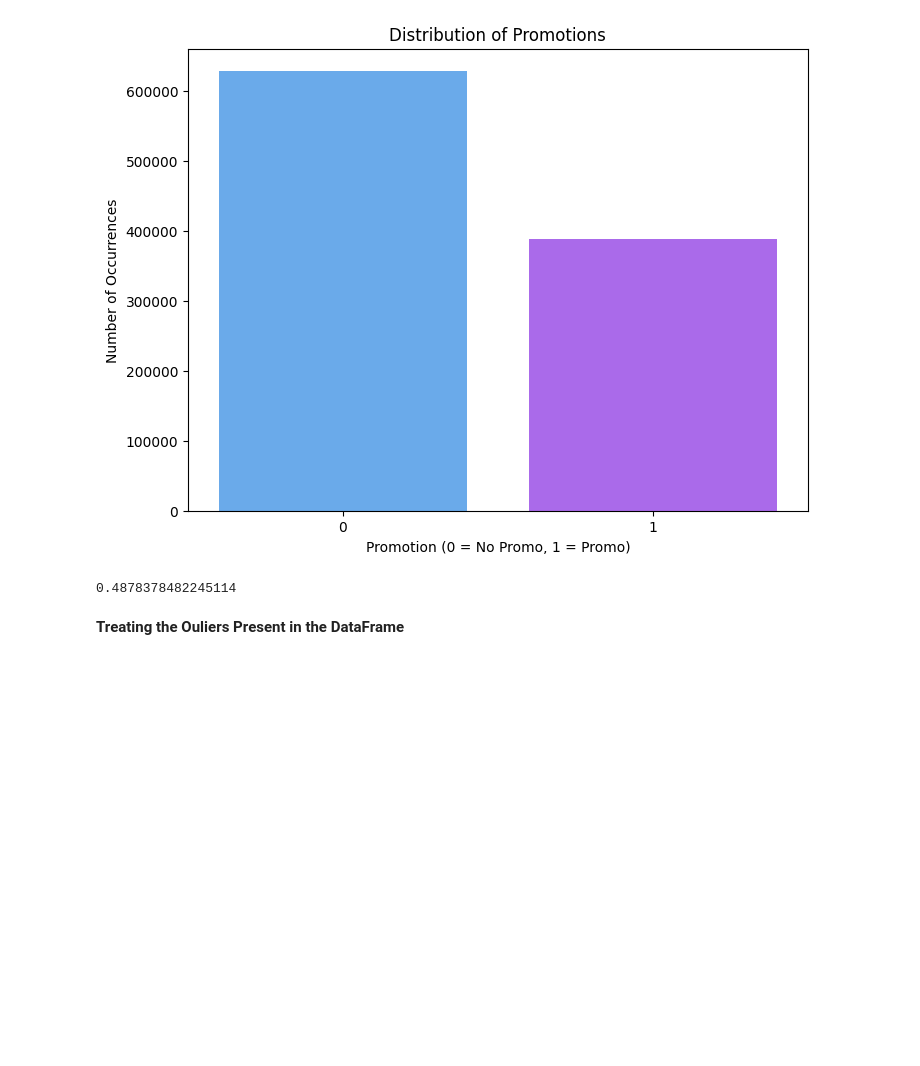
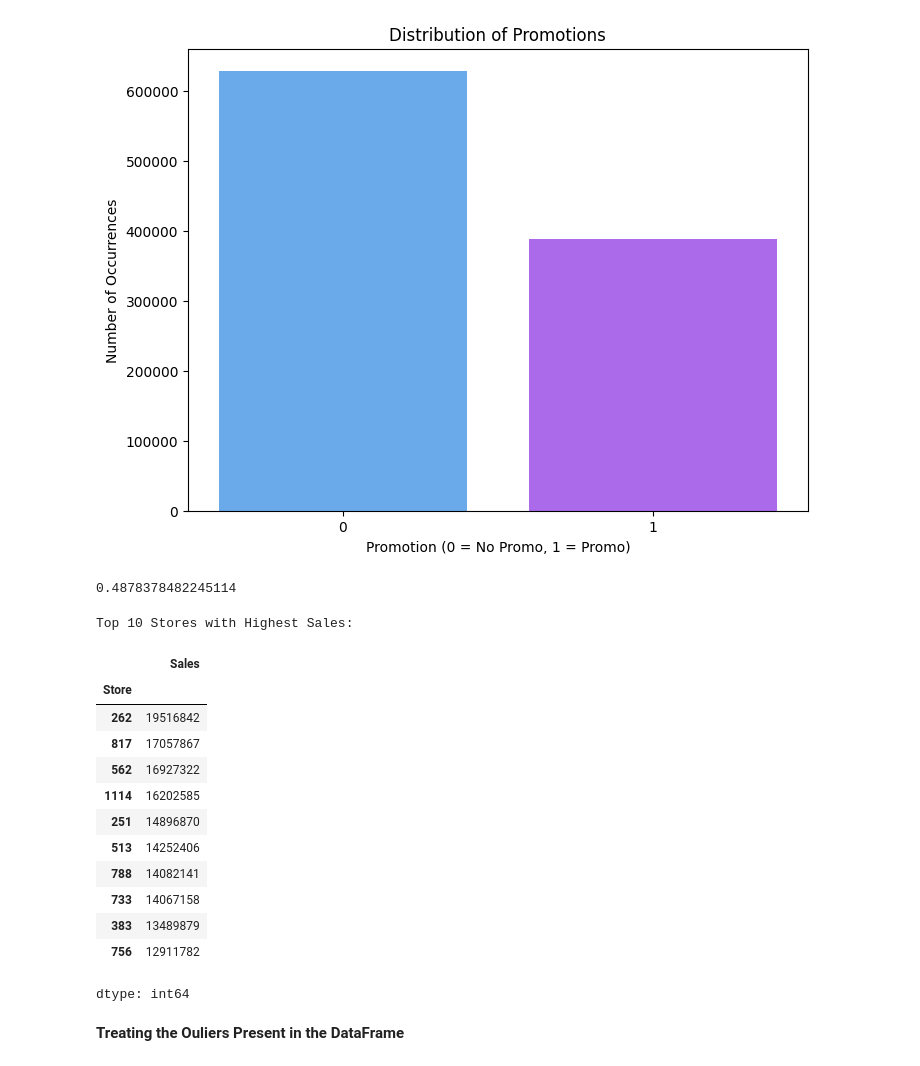
Before and after one commit to Deb052024/DeepLearning-PharmaIndustry, a Jupyter notebook: Pharma_IndustrySales_Forecasting_new.ipynb, the cells around one changed output. Cells and saved outputs as stored; diff of their text form; code cells hidden in the pictures; blank space fills up the shorter version.

```diff
--- a/Pharma_IndustrySales_Forecasting_new.ipynb
+++ b/Pharma_IndustrySales_Forecasting_new.ipynb
@@ -433,6 +451,32 @@ else:
 df2['Promo'].skew()
 # %% [output]
 0.4878378482245114
+# %%
+import pandas as pd
+
+# Group by 'Store' and sum 'Sales'
+store_sales = df2.groupby('Store')['Sales'].sum()
+
+# Get the top 10 stores with the highest sales
+top_10_stores = store_sales.nlargest(10)
+
+print("Top 10 Stores with Highest Sales:")
+top_10_stores
+# %% [output]
+Top 10 Stores with Highest Sales:
+|  | Sales |
+| Store |  |
+| 262 | 19516842 |
+| 817 | 17057867 |
+| 562 | 16927322 |
+| 1114 | 16202585 |
+| 251 | 14896870 |
+| 513 | 14252406 |
+| 788 | 14082141 |
+| 733 | 14067158 |
+| 383 | 13489879 |
+| 756 | 12911782 |
+dtype: int64
 # %% [markdown]
 **Treating the Ouliers Present in the DataFrame**
 # %%
```
Also changed, not shown: parts of 102 cells of this notebook.
